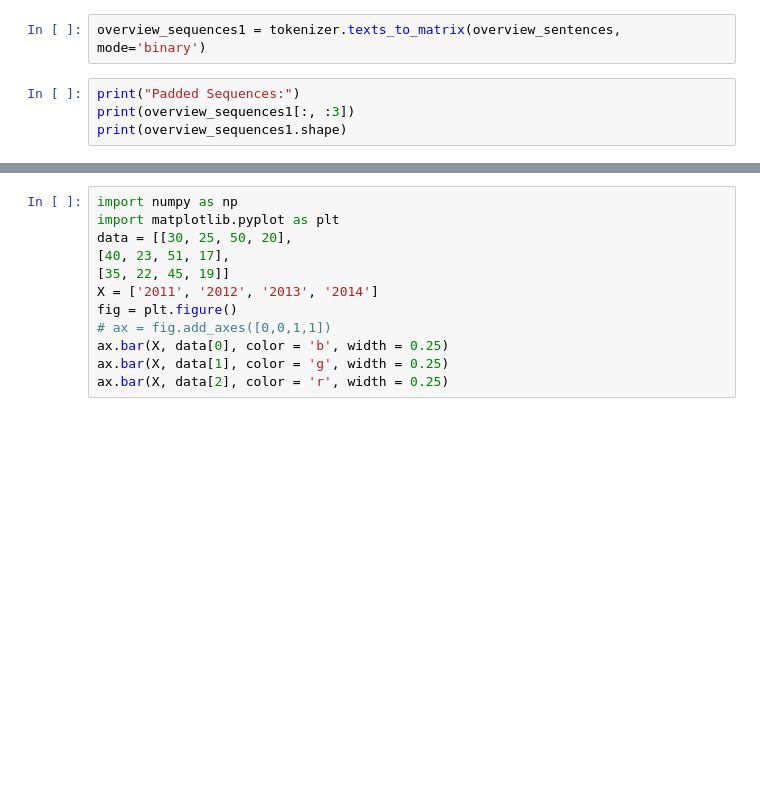
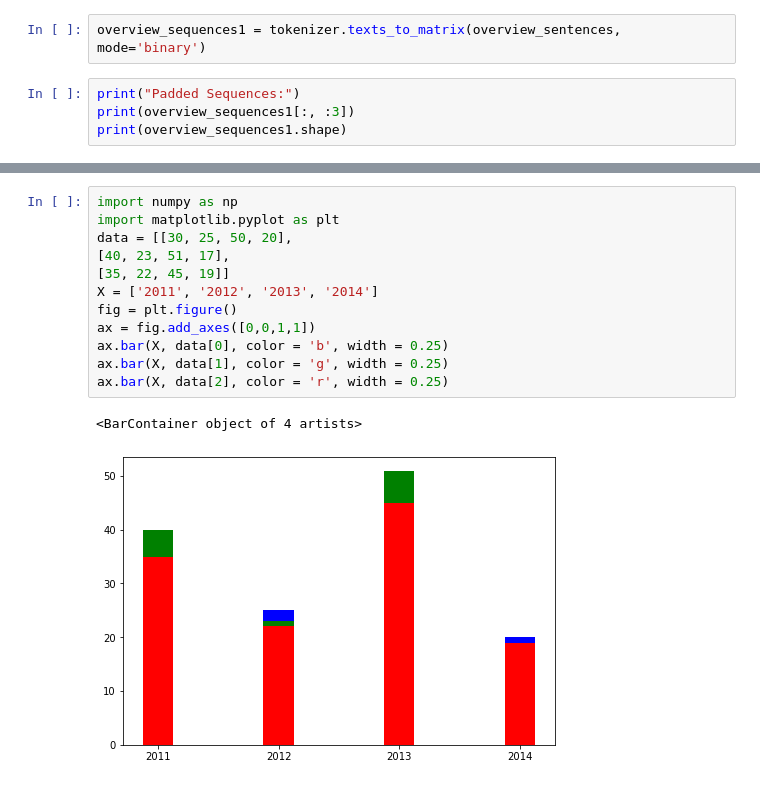
Before and after one commit to drago1234/CSE5525-Final-Project, a Jupyter notebook: quick_test.ipynb, the cells around one changed output, grey strips where cells are left out. Saved outputs shown, nothing was run; the diff lists cells and outputs as text; blank space fills up the shorter version.

```diff
--- a/quick_test.ipynb
+++ b/quick_test.ipynb
@@ -163,12 +233,15 @@ plt.show()
 # %%
 import numpy as np
 import matplotlib.pyplot as plt
 data = [[30, 25, 50, 20],
 [40, 23, 51, 17],
 [35, 22, 45, 19]]
 X = ['2011', '2012', '2013', '2014']
 fig = plt.figure()
-# ax = fig.add_axes([0,0,1,1])
+ax = fig.add_axes([0,0,1,1])
 ax.bar(X, data[0], color = 'b', width = 0.25)
 ax.bar(X, data[1], color = 'g', width = 0.25)
 ax.bar(X, data[2], color = 'r', width = 0.25)
+# %% [output]
+<BarContainer object of 4 artists>
+[figure, added]
```
Also changed, not shown: parts of 31 cells of this notebook, 19 other files.
